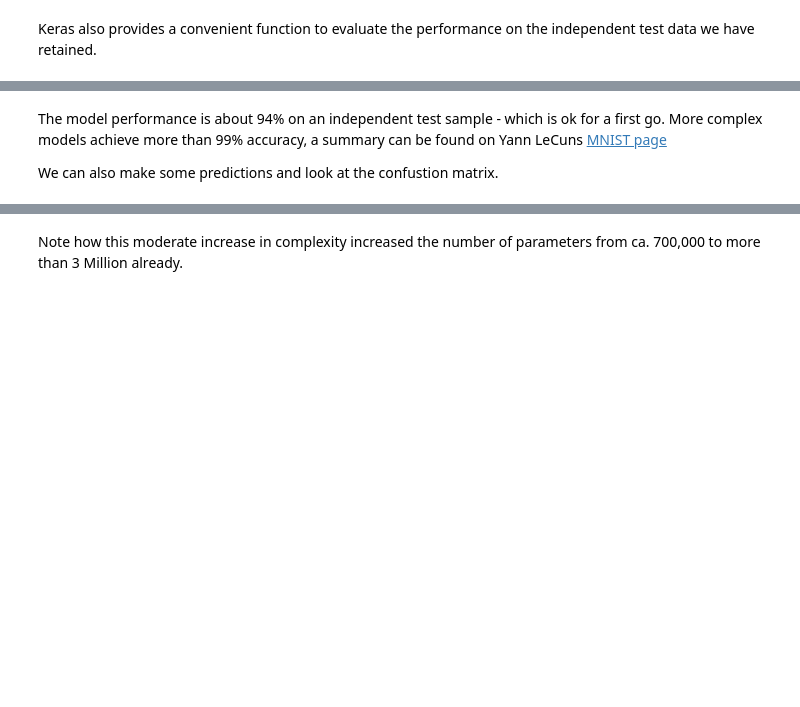
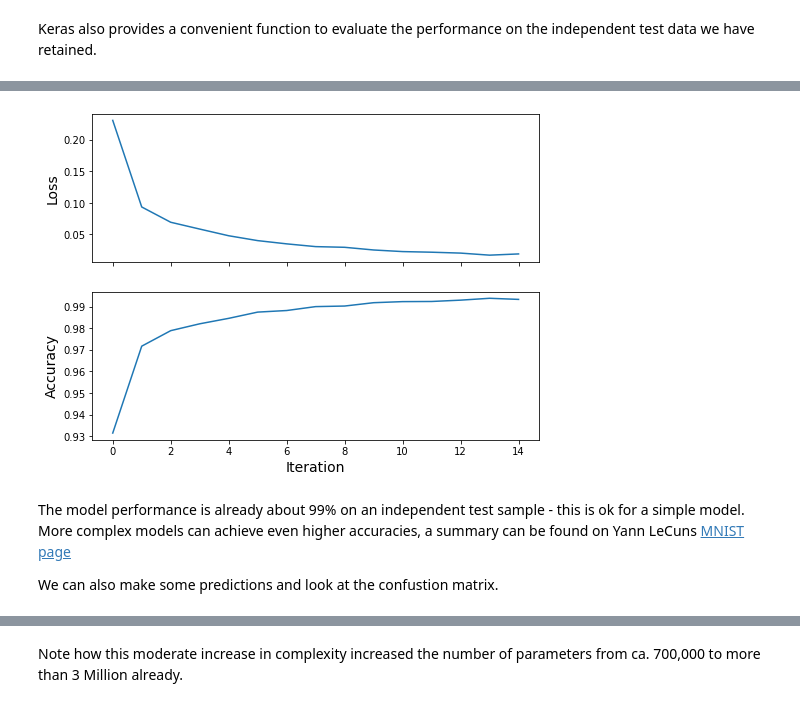
Before and after one commit to iubh/DLMDSDL01, a Jupyter notebook: ConvnetKerasMNIST.ipynb, the cells around one changed output, grey strips where cells are left out. Saved outputs shown, nothing was run; the diff lists cells and outputs as text; code cells hidden in the pictures; blank space fills up the shorter version.

Commit message:
improve MNIST convolutional notebook

```diff
--- a/ConvnetKerasMNIST.ipynb
+++ b/ConvnetKerasMNIST.ipynb
@@ -158,6 +170,21 @@ model.evaluate(x_test,y_test)
+# %%
+history_dict = history.history
+history_dict.keys()
+loss_values = history_dict['loss']
+acc_values = history_dict['sparse_categorical_accuracy']
+epochs = range(1, len(loss_values) + 1)
+
+fig, axes = plt.subplots(2, sharex=True)
+axes[0].set_ylabel("Loss", fontsize=14)
+axes[0].plot(loss_values)
+axes[1].set_ylabel("Accuracy", fontsize=14)
+axes[1].set_xlabel("Iteration", fontsize=14)
+axes[1].plot(acc_values)
+plt.show()
+# %% [output]
+[figure, added]
 # %% [markdown]
-The model performance is about 94% on an independent test sample - which is ok for a first go.
-More complex models achieve more than 99% accuracy, a summary can be found on Yann LeCuns [MNIST page](http://yann.lecun.com/exdb/mnist/index.html)
+The model performance is already about 99% on an independent test sample - this is ok for a simple model. More complex models can achieve even higher accuracies, a summary can be found on Yann LeCuns [MNIST page](http://yann.lecun.com/exdb/mnist/index.html)
 
 We can also make some predictions and look at the confustion matrix.
 # %%
```
Also changed, not shown: parts of 17 cells of this notebook.
